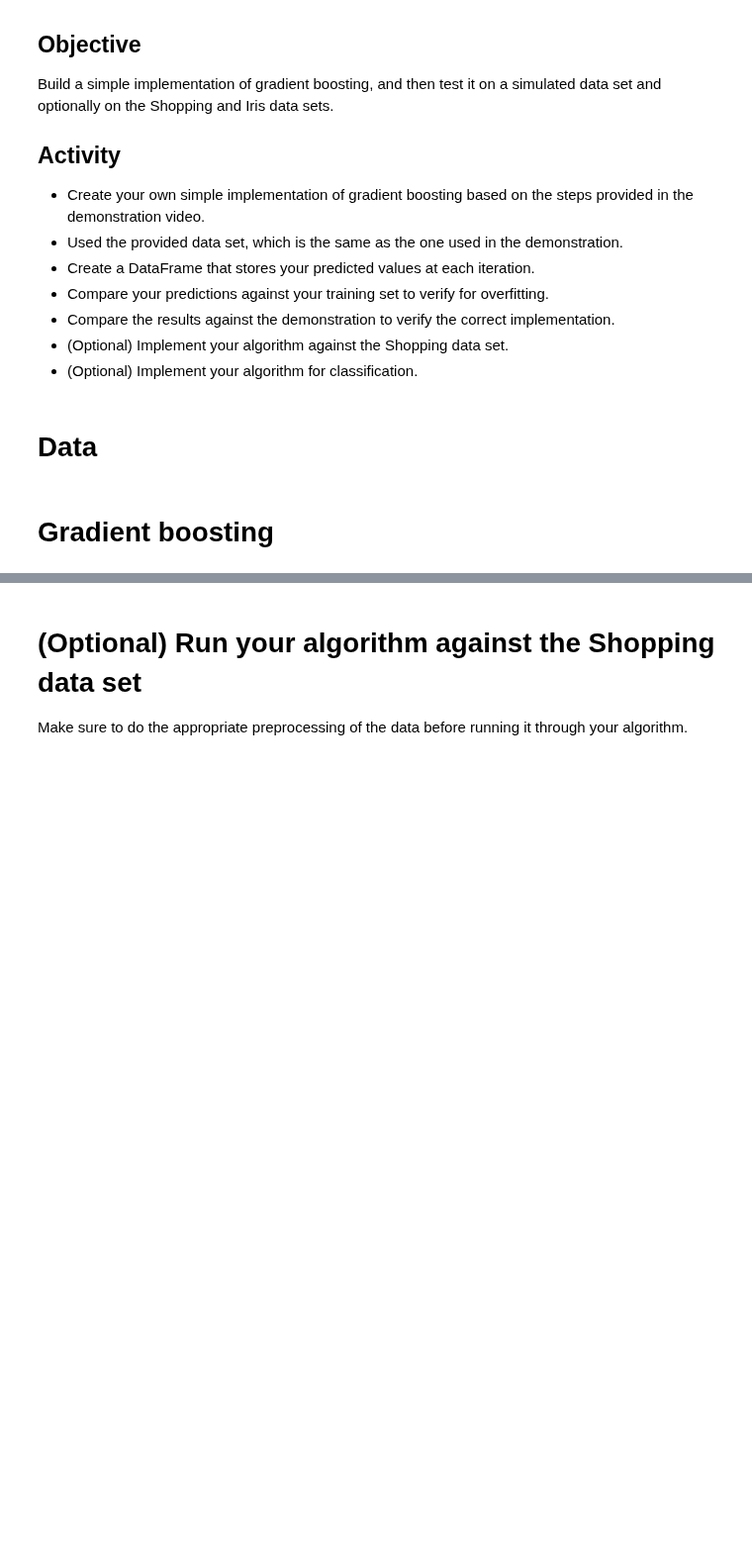
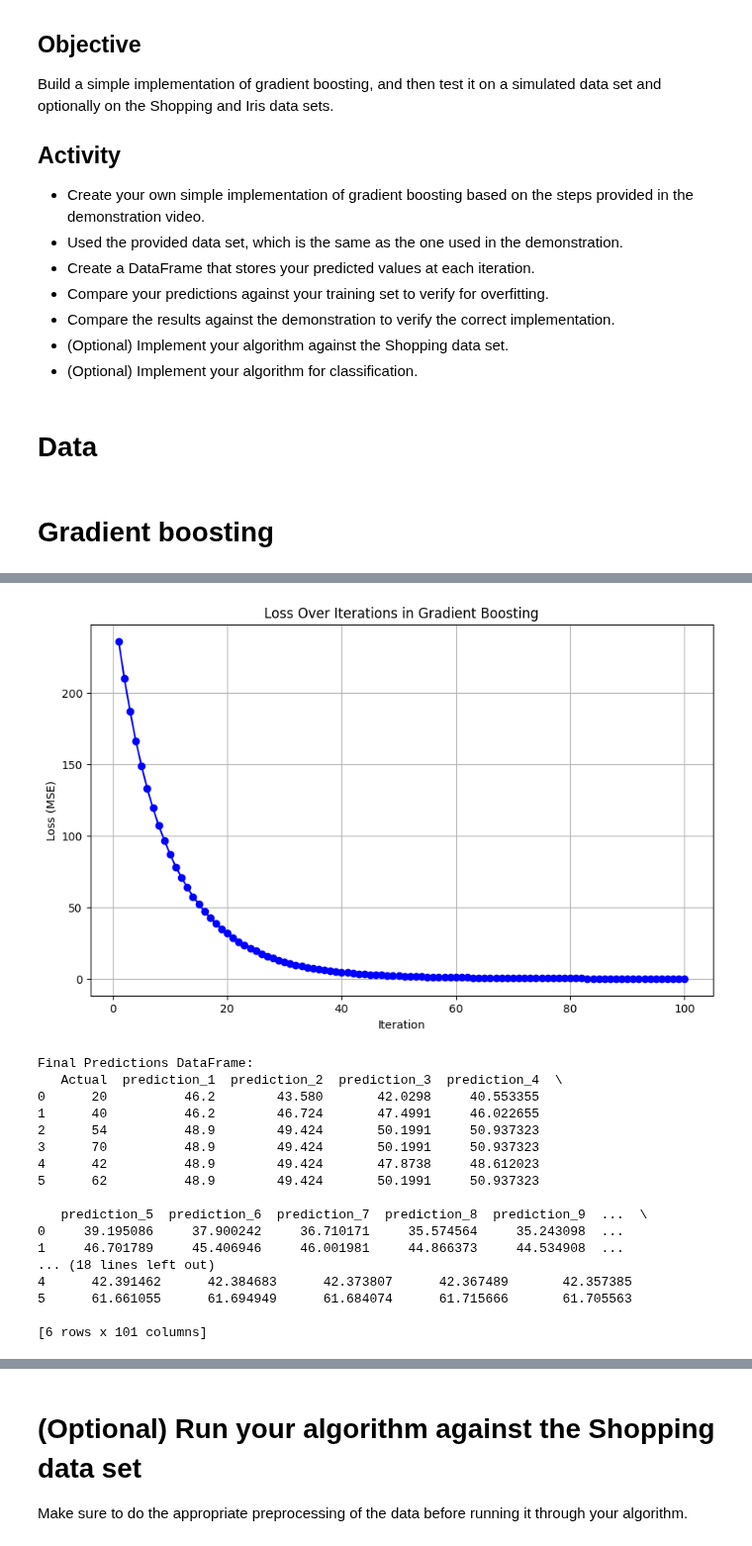
Before and after one commit to sheldonkemper/portfolio, a Jupyter notebook: Activity_6_2_4_Gradient_Boosting.ipynb, the cells around one changed output, grey strips where cells are left out. Shown at 99% size. Cells and saved outputs as stored; diff of their text form; code cells hidden in the pictures; blank space fills up the shorter version.

```diff
--- a/Activity_6_2_4_Gradient_Boosting.ipynb
+++ b/Activity_6_2_4_Gradient_Boosting.ipynb
@@ -49,0 +155,17 @@ def GradientBoosting():
+# %%
+# Run gradient boosting and capture the loss values
+models, df_preds, loss_values = gradient_boosting(x, y, n_estimators=100, learning_rate=0.1)
+
+# Plot the loss over iterations
+plt.figure(figsize=(10, 6))
+plt.plot(range(1, len(loss_values) + 1), loss_values, marker='o', linestyle='-', color='b')
+plt.title('Loss Over Iterations in Gradient Boosting')
+plt.xlabel('Iteration')
+plt.ylabel('Loss (MSE)')
+plt.grid(True)
+plt.show()
+
+# Display final predictions
+print("\nFinal Predictions DataFrame:")
+print(df_preds)
+# %% [output]
@@ -49,0 +189,18 @@ def GradientBoosting():
+[figure, added]
+Final Predictions DataFrame:
+   Actual  prediction_1  prediction_2  prediction_3  prediction_4  \
+0      20          46.2        43.580       42.0298     40.553355
+1      40          46.2        46.724       47.4991     46.022655
+2      54          48.9        49.424       50.1991     50.937323
+3      70          48.9        49.424       50.1991     50.937323
+4      42          48.9        49.424       47.8738     48.612023
+5      62          48.9        49.424       50.1991     50.937323
+
+   prediction_5  prediction_6  prediction_7  prediction_8  prediction_9  ...  \
+0     39.195086     37.900242     36.710171     35.574564     35.243098  ...
+1     46.701789     45.406946     46.001981     44.866373     44.534908  ...
+... (18 lines left out)
+4      42.391462      42.384683      42.373807      42.367489       42.357385
+5      61.661055      61.694949      61.684074      61.715666       61.705563
+
+[6 rows x 101 columns]
```
Also changed, not shown: parts of 7 cells of this notebook.
